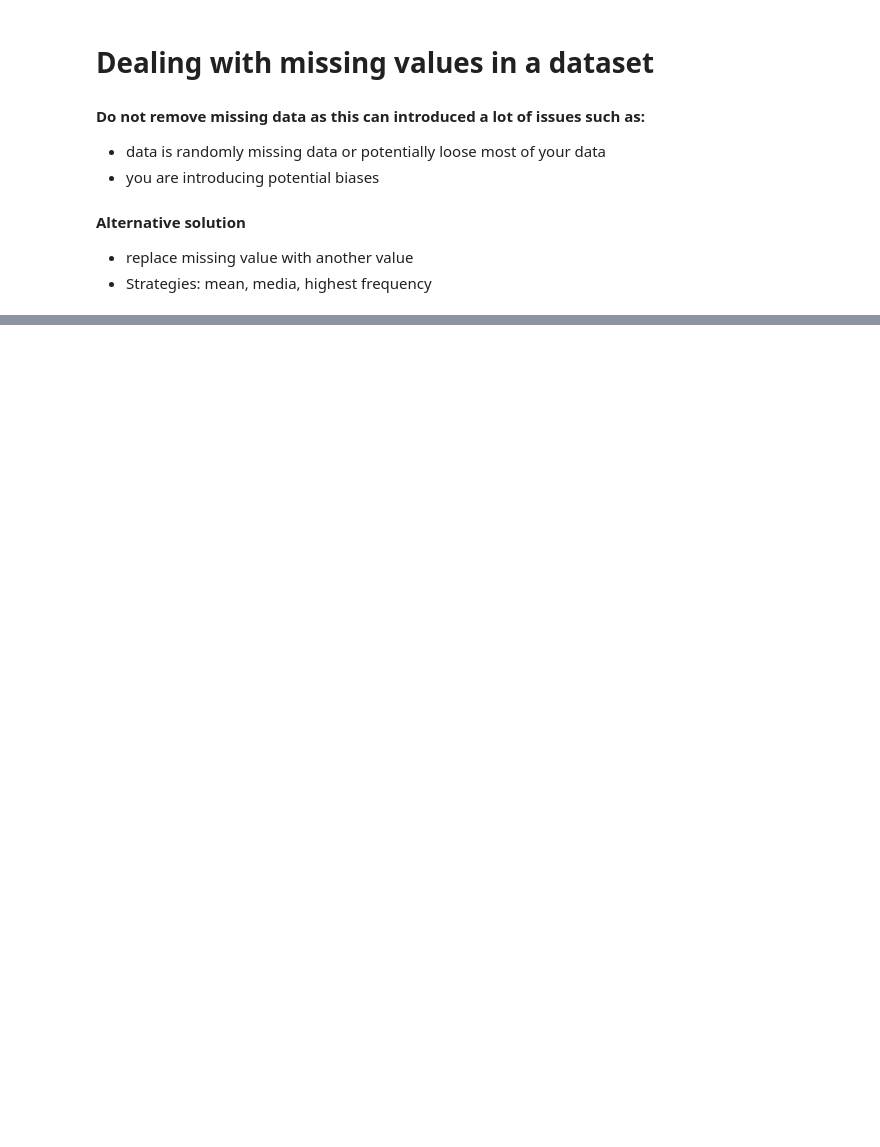
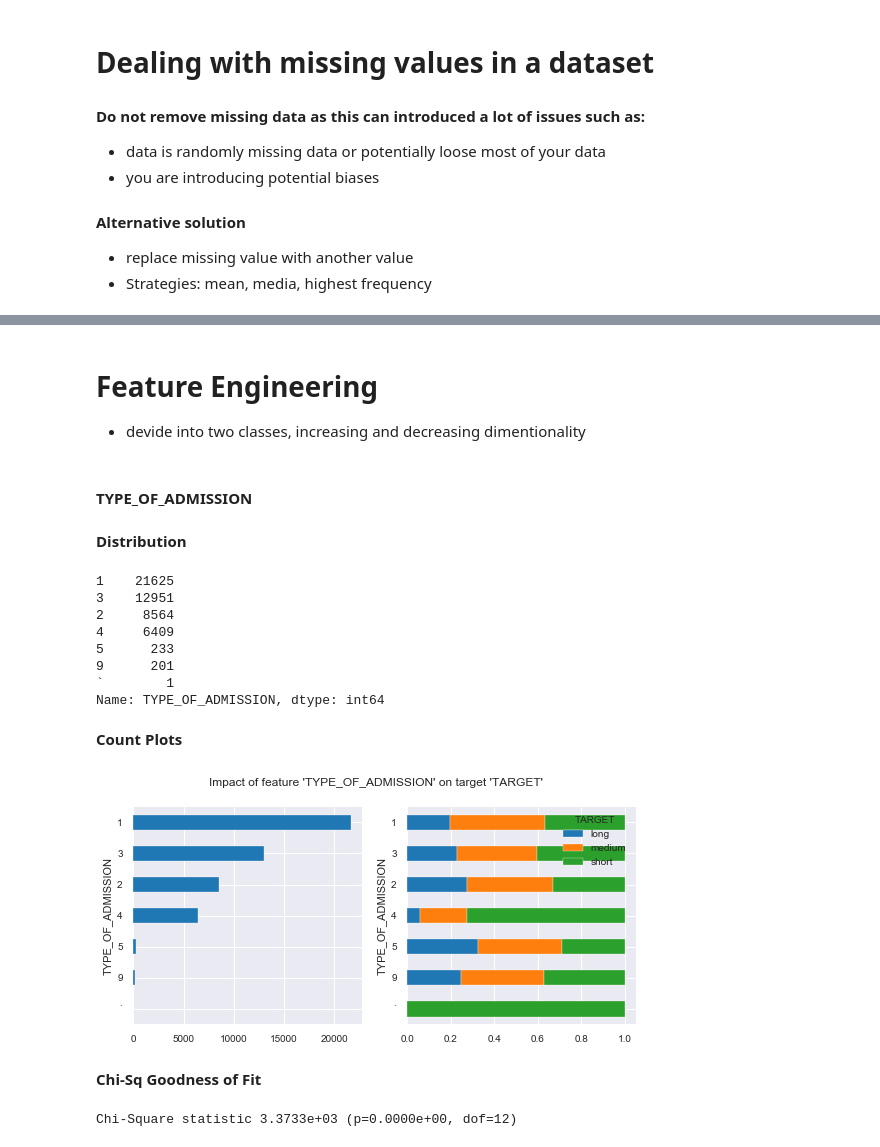
Before and after one commit to Esedicol/Data-Mining, a Jupyter notebook: TEXAS_DATASET/02-EDA.ipynb, the cells around one changed output, grey strips where cells are left out. Cells and saved outputs as stored; diff of their text form; code cells hidden in the pictures; blank space fills up the shorter version.

```diff
--- a/TEXAS_DATASET/02-EDA.ipynb
+++ b/TEXAS_DATASET/02-EDA.ipynb
@@ -97,0 +75,22 @@ plot_hist2(df.DISCHARGE, df.TARGET)
+# %% [markdown]
+# Feature Engineering
+- devide into two classes, increasing and decreasing dimentionality
+# %%
+f = "TYPE_OF_ADMISSION"
+t = "TARGET"
+mylib.eda_categorical(df, f, t, max_categories=20, labels=None, header=True, brief=False)
+# %% [output]
+#### TYPE_OF_ADMISSION
+**Distribution**
+1    21625
+3    12951
+2     8564
+4     6409
+5      233
+9      201
+`        1
+Name: TYPE_OF_ADMISSION, dtype: int64
+**Count Plots**
+[figure, added]
+**Chi-Sq Goodness of Fit**
+Chi-Square statistic 3.3733e+03 (p=0.0000e+00, dof=12)
```
Also changed, not shown: parts of 8 cells of this notebook, 1 other file.
